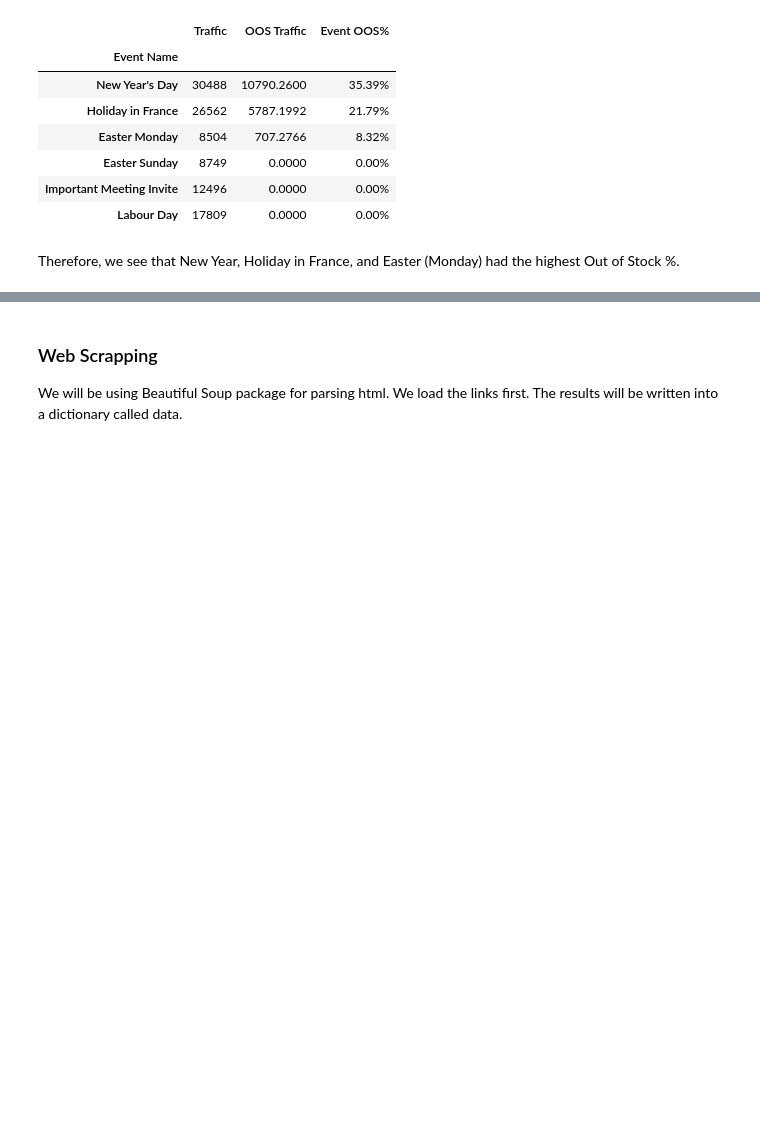
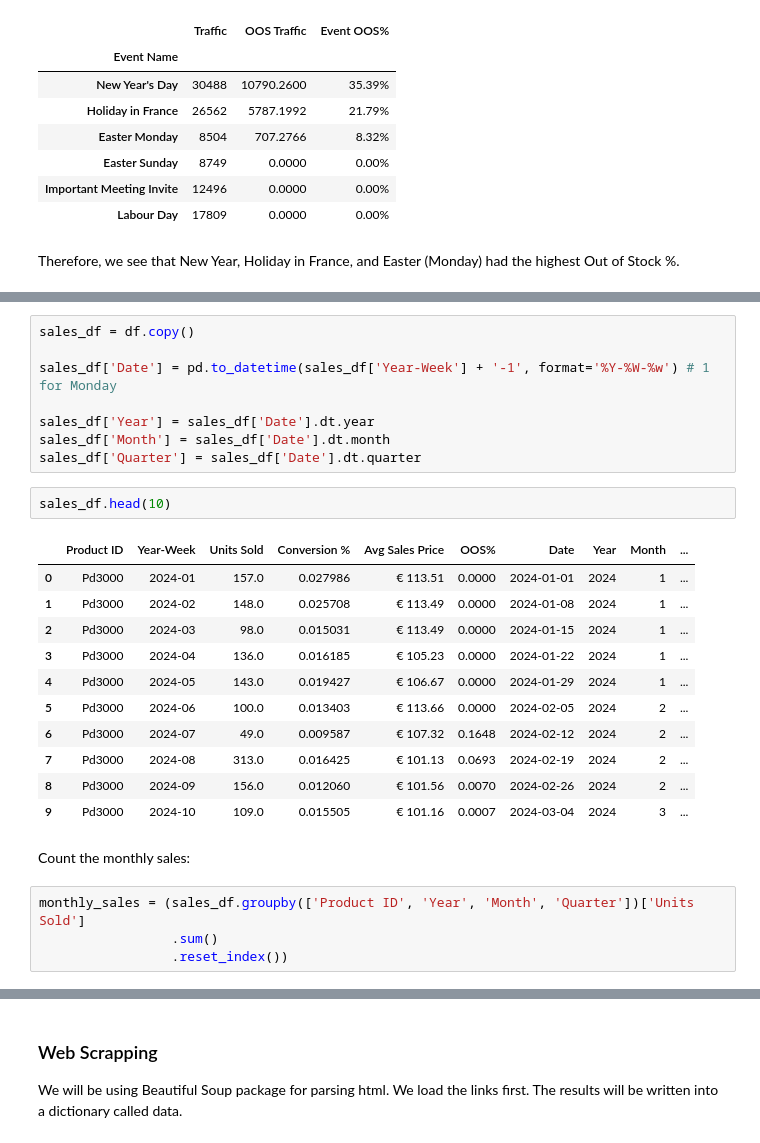
Before and after one commit to kseniyapiven/eCom, a Jupyter notebook: notebooks/analysis.ipynb, the cells around one changed output, grey strips where cells are left out. Drawn from its saved outputs; the diff is of its cells as text; blank space fills up the shorter version.

```diff
--- a/notebooks/analysis.ipynb
+++ b/notebooks/analysis.ipynb
@@ -717,0 +723,28 @@ Therefore, we see that New Year, Holiday in France, and Easter (Monday) had the
+# %%
+sales_df = df.copy()
+
+sales_df['Date'] = pd.to_datetime(sales_df['Year-Week'] + '-1', format='%Y-%W-%w') # 1 for Monday
+
+sales_df['Year'] = sales_df['Date'].dt.year
+sales_df['Month'] = sales_df['Date'].dt.month
+sales_df['Quarter'] = sales_df['Date'].dt.quarter
+# %%
+sales_df.head(10)
+# %% [output]
+|  | Product ID | Year-Week | Units Sold | Conversion % | Avg Sales Price | OOS% | Date | Year | Month | ... |
+| 0 | Pd3000 | 2024-01 | 157.0 | 0.027986 | € 113.51 | 0.0000 | 2024-01-01 | 2024 | 1 | ... |
+| 1 | Pd3000 | 2024-02 | 148.0 | 0.025708 | € 113.49 | 0.0000 | 2024-01-08 | 2024 | 1 | ... |
+| 2 | Pd3000 | 2024-03 | 98.0 | 0.015031 | € 113.49 | 0.0000 | 2024-01-15 | 2024 | 1 | ... |
+| 3 | Pd3000 | 2024-04 | 136.0 | 0.016185 | € 105.23 | 0.0000 | 2024-01-22 | 2024 | 1 | ... |
+| 4 | Pd3000 | 2024-05 | 143.0 | 0.019427 | € 106.67 | 0.0000 | 2024-01-29 | 2024 | 1 | ... |
+| 5 | Pd3000 | 2024-06 | 100.0 | 0.013403 | € 113.66 | 0.0000 | 2024-02-05 | 2024 | 2 | ... |
+| 6 | Pd3000 | 2024-07 | 49.0 | 0.009587 | € 107.32 | 0.1648 | 2024-02-12 | 2024 | 2 | ... |
+| 7 | Pd3000 | 2024-08 | 313.0 | 0.016425 | € 101.13 | 0.0693 | 2024-02-19 | 2024 | 2 | ... |
+| 8 | Pd3000 | 2024-09 | 156.0 | 0.012060 | € 101.56 | 0.0070 | 2024-02-26 | 2024 | 2 | ... |
+| 9 | Pd3000 | 2024-10 | 109.0 | 0.015505 | € 101.16 | 0.0007 | 2024-03-04 | 2024 | 3 | ... |
+# %% [markdown]
+Count the monthly sales:
+# %%
+monthly_sales = (sales_df.groupby(['Product ID', 'Year', 'Month', 'Quarter'])['Units Sold']
+                 .sum()
+                 .reset_index())
```
Also changed, not shown: parts of 11 cells of this notebook.
